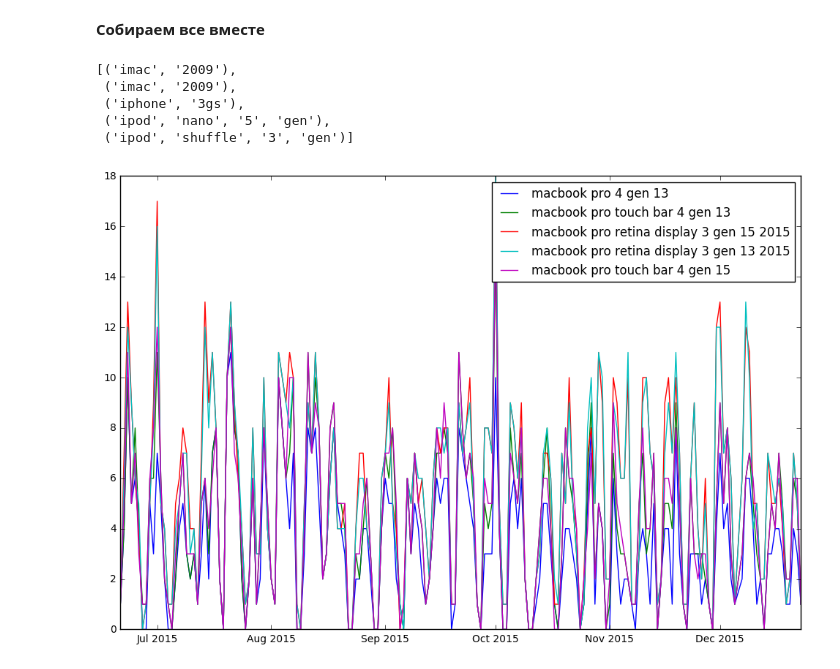
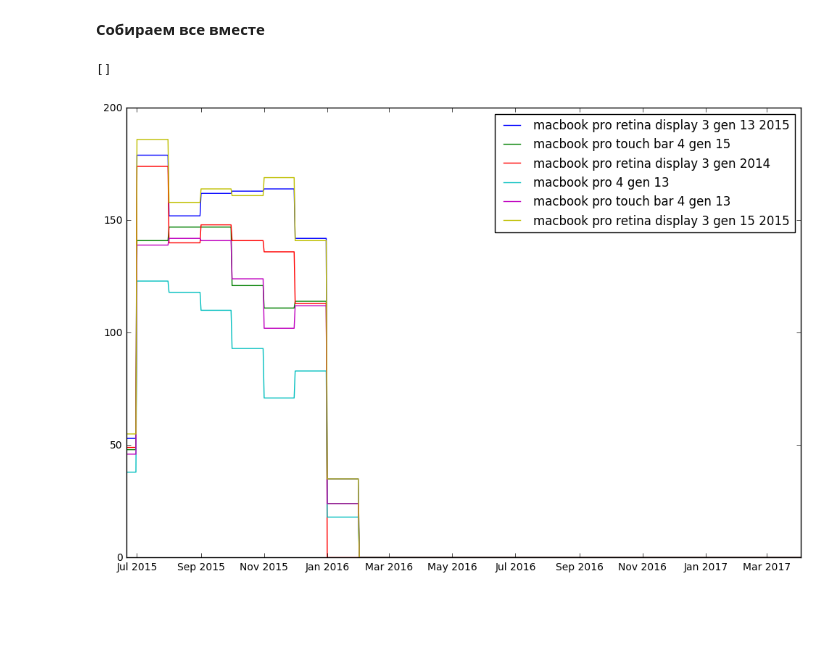
Before and after one commit to kayutenko/ExpectationsMeter, a Jupyter notebook: expectations_meter/periods.ipynb, the cells around one changed output. Drawn from its saved outputs; the diff is of its cells as text; code cells hidden in the pictures; blank space fills up the shorter version.

Commit message:
Mentions of products in articles

```diff
--- a/expectations_meter/periods.ipynb
+++ b/expectations_meter/periods.ipynb
@@ -108,20 +135,26 @@ def search_products(tokenized_text, window, product_list, year):
 # %%
 def find_mentions(dates, texts):
     mentions = defaultdict(lambda: defaultdict(lambda: defaultdict(int)))
-    for date, (id, text) in zip(dates, enumerate(texts)):
-        year = date[:4]
-        date = date[:10]
-        products_mentioned = search_products(text, 4, product_list, int(year))
+    parsed_dates = parse_dates(dates)
+    for date, (id, text) in zip(parsed_dates, enumerate(texts)):
+        # year = re.search('20[01][0-9]', date).group(0)
+        year = date.year
+        month = date.month
+        year_month = datetime(year, month, 1).date()
+        # print(year_month)
+        # str_date = str(date)
+        products_mentioned = search_products(text, 4, product_list, int(str(year)))
+        # print(date, year, products_mentioned)
         for product in products_mentioned:
             product_name = ' '.join(list(product))
             # mentions[product_name][date]['number'] += 1
-            if 'text_ids' in  mentions[product_name][date]:
-                if id not in mentions[product_name][date]['text_ids']:
-                    mentions[product_name][date]['text_ids'].append(id)
-                    mentions[product_name][date]['number'] += 1
+            if 'text_ids' in  mentions[product_name][year_month]:
+                if id not in mentions[product_name][year_month]['text_ids']:
+                    mentions[product_name][year_month]['text_ids'].append(id)
+                    mentions[product_name][year_month]['number'] += 1
             else:
-                mentions[product_name][date]['text_ids'] = [id]
-                mentions[product_name][date]['number'] += 1
+                mentions[product_name][year_month]['text_ids'] = [id]
+                mentions[product_name][year_month]['number'] += 1
     return mentions
 # %% [markdown]
 **Парсим даты**
@@ -160,7 +193,8 @@ def plot_mentions(mentions, dates):
     legend = []
     for product in mentions:
         if 'macbook pro' in product:
-            ment_numbers = [mentions[product][date[:10]]['number'] if date[:10] in mentions[product] else 0 for date in dates]
+            ment_numbers = [mentions[product][datetime(date.year, date.month, 1).date()]['number']
+                            if datetime(date.year, date.month, 1).date() in mentions[product] else 0 for date in new_dates]
             plt.plot(new_dates, ment_numbers)
             legend.append(product)
     plt.legend(legend)
@@ -169,12 +203,8 @@ def plot_mentions(mentions, dates):
 **Собираем все вместе**
 # %%
 product_list = read_product_list('.\expectations_meter\DATA\Apple_produt_list_devices_only.xlsx')
-product_list[2009][:5]
+product_list[2009]['MacBook Pro (4th gen) 2016']
 # %% [output]
-[('imac', '2009'),
- ('imac', '2009'),
- ('iphone', '3gs'),
- ('ipod', 'nano', '5', 'gen'),
- ('ipod', 'shuffle', '3', 'gen')]
+[]
 # %%
 app_ins_bodies, app_ins_dates = get_corpus('.\expectations_meter\DATA\AppleInsider.xlsx')
@@ -182,7 +216,14 @@ app_ins_bodies, app_ins_dates = get_corpus('.\expectations_meter\DATA\AppleInsid
 # %%
 # parsed_app_ins_dates = parse_dates(app_ins_dates)
 # %%
-appins_mentions = find_mentions(app_ins_dates[20000:22000], app_ins_bodies[20000:22000])
-plot_mentions(appins_mentions, app_ins_dates[20000:22000])
+appins_mentions = find_mentions(app_ins_dates[20000:], app_ins_bodies[20000:])
+plot_mentions(appins_mentions, app_ins_dates[20000:])
+
+# mcr_mentions = find_mentions(mcr_dates[20000:], mcr_bodies[20000:])
+# plot_mentions(mcr_mentions, mcr_dates[20000:])
+
+# nfm_mentions = find_mentions(nfm_dates[8000:], nfm_bodies[8000:])
+# nfm_mentions
+# plot_mentions(nfm_mentions, nfm_dates[8000:])
 # %% [output]
-[figure, old version]
+[figure, new version]
```
Also changed, not shown: parts of 4 cells of this notebook, 34 other files.
